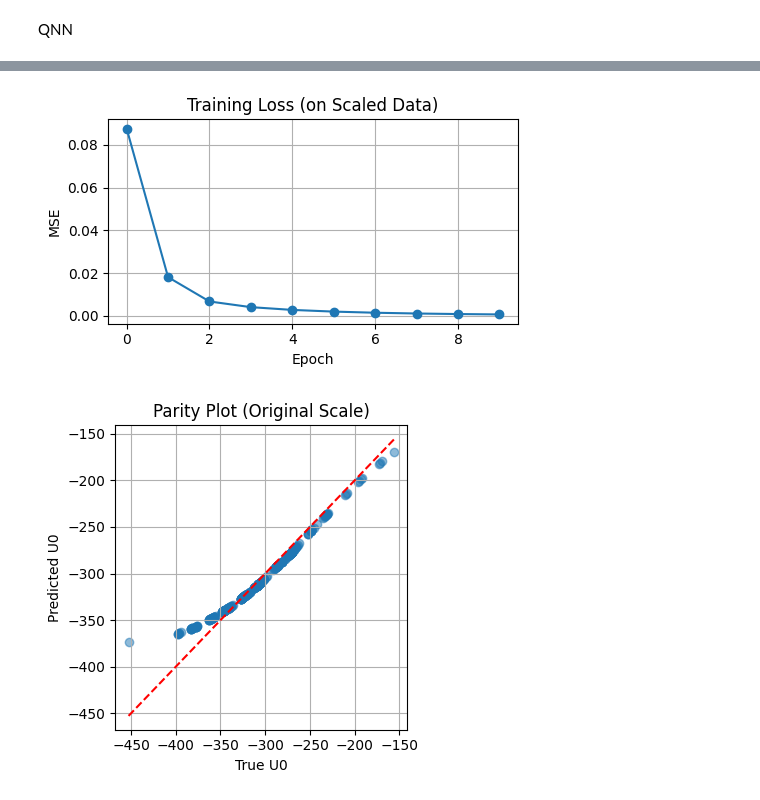
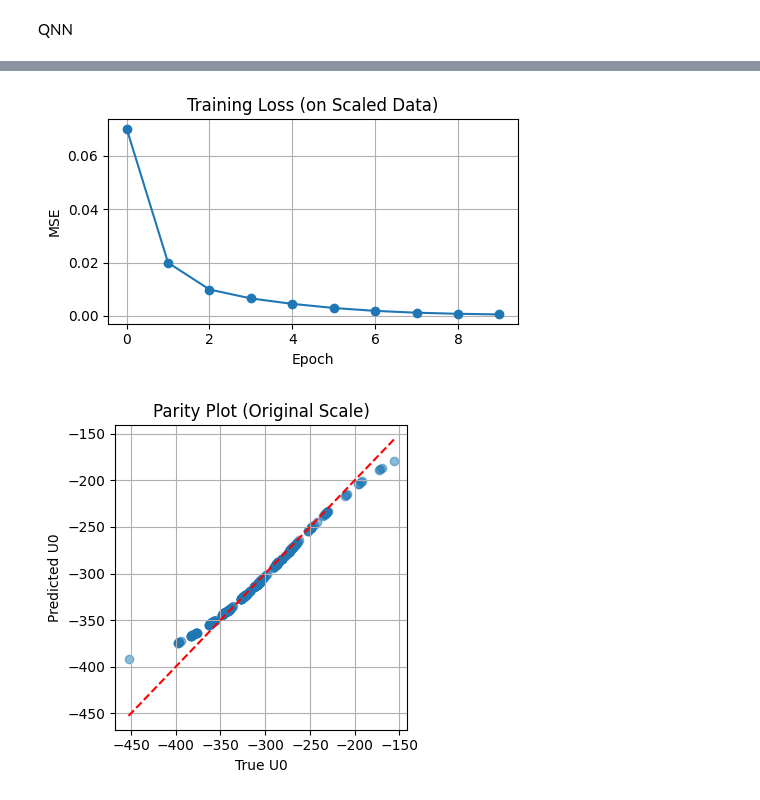
Before and after one commit to medgbb/BENAISSA, a Jupyter notebook: Q-C-neural network.ipynb, the cells around one changed output, grey strips where cells are left out. Cells and saved outputs as stored; diff of their text form; code cells hidden in the pictures.

```diff
--- a/Q-C-neural network.ipynb
+++ b/Q-C-neural network.ipynb
@@ -849,7 +987,7 @@ SEED        = 42
 # Quantum network parameters
 N_QUBITS    = 1     # using single qubit for 1D feature
 N_LAYERS    = 1     # one variational layer
-LR          = 0.01
+LR          = 0.002
 EPOCHS      = 10
 BATCH_SIZE  = 32
 
@@ -1015,2 +1153,2 @@ Test MAE (original scale): 6.5177
-[figure, old version]
+[figure, new version]
-[figure, old version]
+[figure, new version]
```
Also changed, not shown: parts of 6 cells of this notebook.
